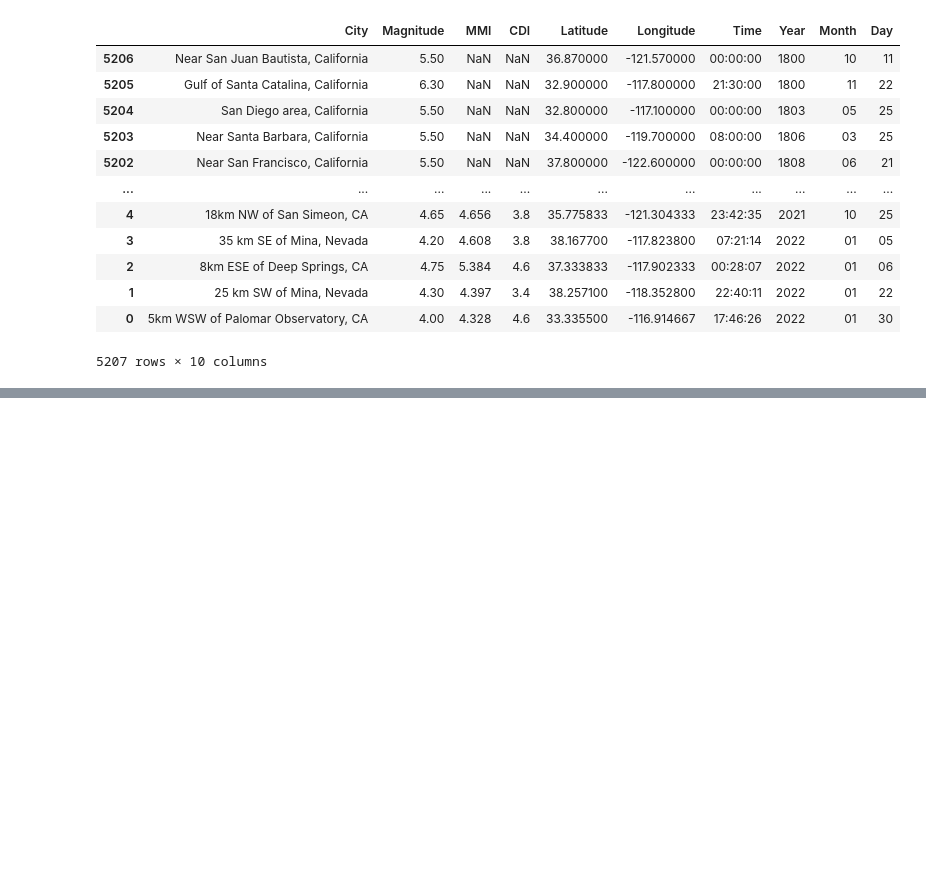
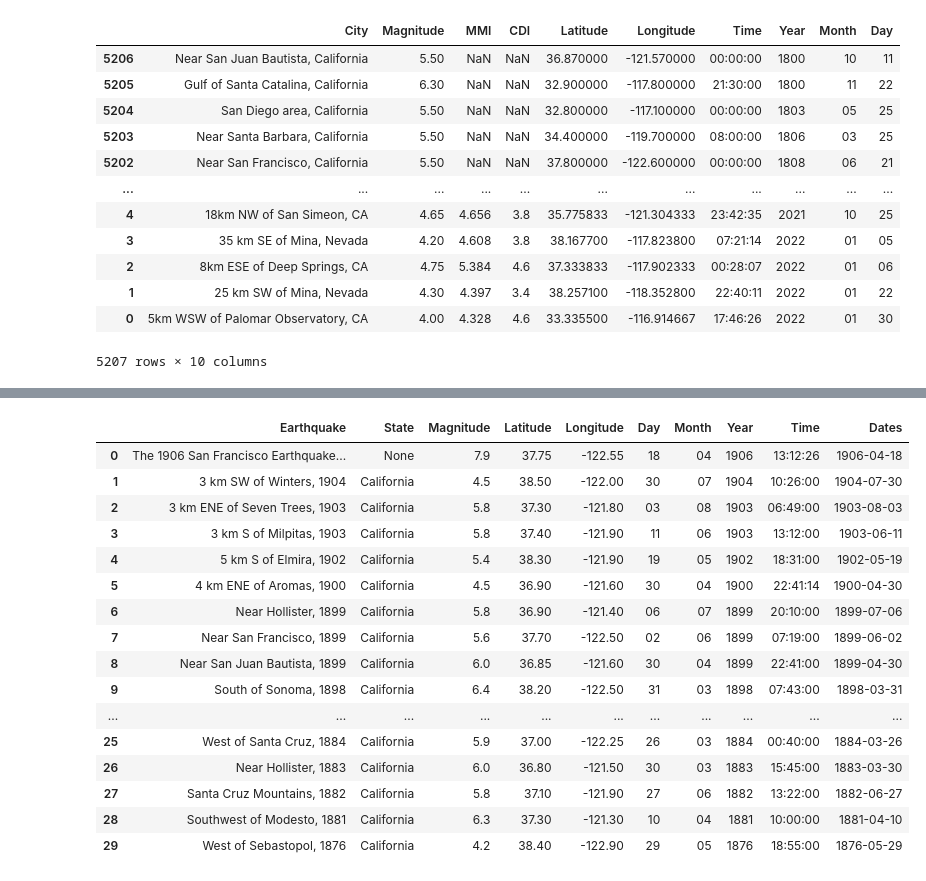
Before and after one commit to chronicJatt/Project-1, a Jupyter notebook: Final_Clean_Data.ipynb, the cells around one changed output, grey strips where cells are left out. Saved outputs shown, nothing was run; the diff lists cells and outputs as text; code cells hidden in the pictures; blank space fills up the shorter version.

Commit message:
Add API Calls
Added 1857 & 1906 API Calls and export to .csv

```diff
--- a/Final_Clean_Data.ipynb
+++ b/Final_Clean_Data.ipynb
@@ -164,0 +231,8 @@ final_earthquake_df
+# %%
+# Converting epoch time to human-readable format
+epoch_list = fort_tejon_raw['Epoch Time'].tolist()
+converted_list = []
+
+for i in epoch_list:
+    converted = time.strftime('%Y-%m-%d %H:%M:%S', time.gmtime(i/1000.0))
+    converted_list.append(converted)
@@ -164,0 +353,12 @@ final_earthquake_df
+# %%
+# Converting epoch time to human-readable format
+epoch_list = san_fran_raw['Epoch Time'].tolist()
+converted_list = []
+
+for i in epoch_list:
+    converted = time.strftime('%Y-%m-%d %H:%M:%S', time.gmtime(i/1000.0))
+    converted_list.append(converted)
+# %%
+# Adding human-readable time to DF
+san_fran_raw['Date'] = converted_list
+san_fran_raw.head()
@@ -164,0 +372,33 @@ final_earthquake_df
+# %%
+# Preparing df for final export
+san_fran_dirty = san_fran_raw
+san_fran_dirty[['City', 'State']] = san_fran_raw.City.str.split(",",expand=True,)
+san_fran_dirty[['Dates', 'Time']] = san_fran_raw.Date.str.split(" ",expand=True,)
+san_fran_dirty[['Year', 'Month', 'Day']] = san_fran_raw.Dates.str.split("-",expand=True,)
+san_fran_dirty['Earthquake'] = san_fran_dirty['City'] + ", " + san_fran_dirty['Year']
+# %%
+# Selecting for relevant columns
+san_fran_df = san_fran_dirty[['Earthquake', 'State', 'Magnitude',
+                                     'Latitude', 'Longitude', 'Day', 'Month', 'Year', 'Time', 'Dates']]
+
+# Final Export & Presentation
+san_fran_df.to_csv('Resources/san_francisco_1906.csv', index=False)
+san_fran_df
+# %% [output]
+|  | Earthquake | State | Magnitude | Latitude | Longitude | Day | Month | Year | Time | Dates |
+| 0 | The 1906 San Francisco Earthquake... | None | 7.9 | 37.75 | -122.55 | 18 | 04 | 1906 | 13:12:26 | 1906-04-18 |
+| 1 | 3 km SW of Winters, 1904 | California | 4.5 | 38.50 | -122.00 | 30 | 07 | 1904 | 10:26:00 | 1904-07-30 |
+| 2 | 3 km ENE of Seven Trees, 1903 | California | 5.8 | 37.30 | -121.80 | 03 | 08 | 1903 | 06:49:00 | 1903-08-03 |
+| 3 | 3 km S of Milpitas, 1903 | California | 5.8 | 37.40 | -121.90 | 11 | 06 | 1903 | 13:12:00 | 1903-06-11 |
+| 4 | 5 km S of Elmira, 1902 | California | 5.4 | 38.30 | -121.90 | 19 | 05 | 1902 | 18:31:00 | 1902-05-19 |
+| 5 | 4 km ENE of Aromas, 1900 | California | 4.5 | 36.90 | -121.60 | 30 | 04 | 1900 | 22:41:14 | 1900-04-30 |
+| 6 | Near Hollister, 1899 | California | 5.8 | 36.90 | -121.40 | 06 | 07 | 1899 | 20:10:00 | 1899-07-06 |
+| 7 | Near San Francisco, 1899 | California | 5.6 | 37.70 | -122.50 | 02 | 06 | 1899 | 07:19:00 | 1899-06-02 |
+| 8 | Near San Juan Bautista, 1899 | California | 6.0 | 36.85 | -121.60 | 30 | 04 | 1899 | 22:41:00 | 1899-04-30 |
+| 9 | South of Sonoma, 1898 | California | 6.4 | 38.20 | -122.50 | 31 | 03 | 1898 | 07:43:00 | 1898-03-31 |
+| ... | ... | ... | ... | ... | ... | ... | ... | ... | ... | ... |
+| 25 | West of Santa Cruz, 1884 | California | 5.9 | 37.00 | -122.25 | 26 | 03 | 1884 | 00:40:00 | 1884-03-26 |
+| 26 | Near Hollister, 1883 | California | 6.0 | 36.80 | -121.50 | 30 | 03 | 1883 | 15:45:00 | 1883-03-30 |
+| 27 | Santa Cruz Mountains, 1882 | California | 5.8 | 37.10 | -121.90 | 27 | 06 | 1882 | 13:22:00 | 1882-06-27 |
+| 28 | Southwest of Modesto, 1881 | California | 6.3 | 37.30 | -121.30 | 10 | 04 | 1881 | 10:00:00 | 1881-04-10 |
+| 29 | West of Sebastopol, 1876 | California | 4.2 | 38.40 | -122.90 | 29 | 05 | 1876 | 18:55:00 | 1876-05-29 |
```
Also changed, not shown: parts of 9 cells of this notebook, 3 other files.
